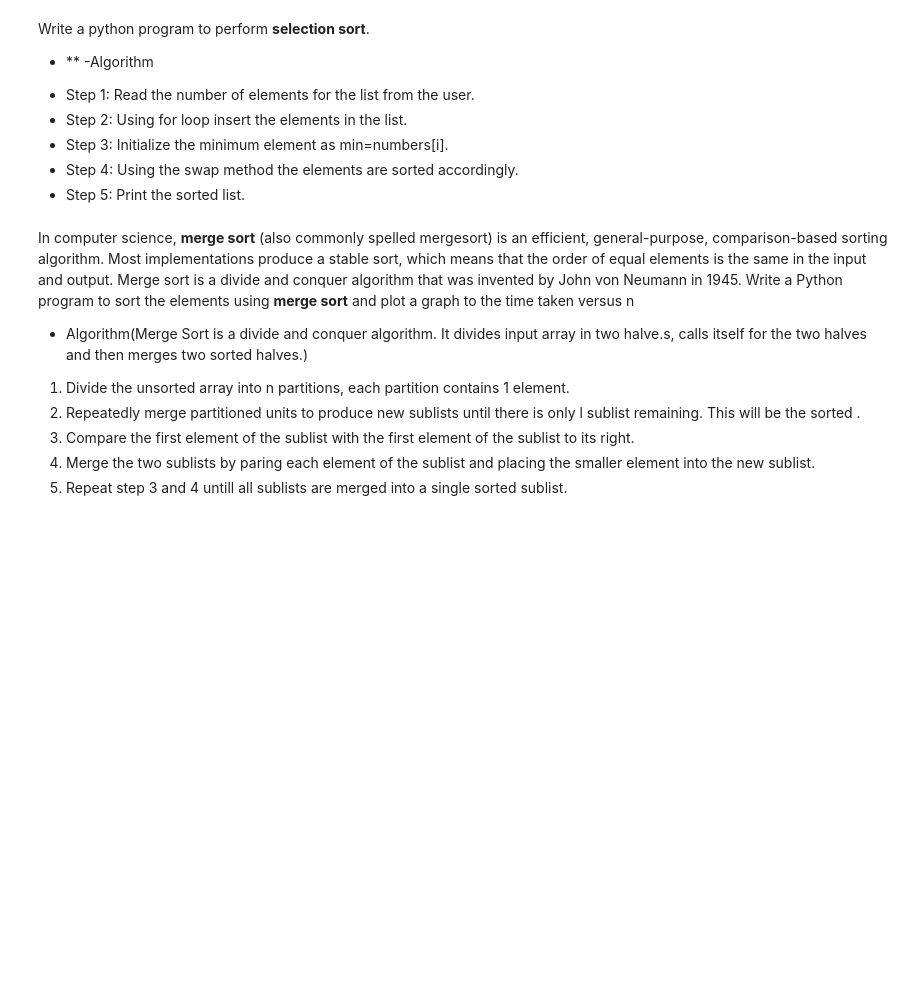
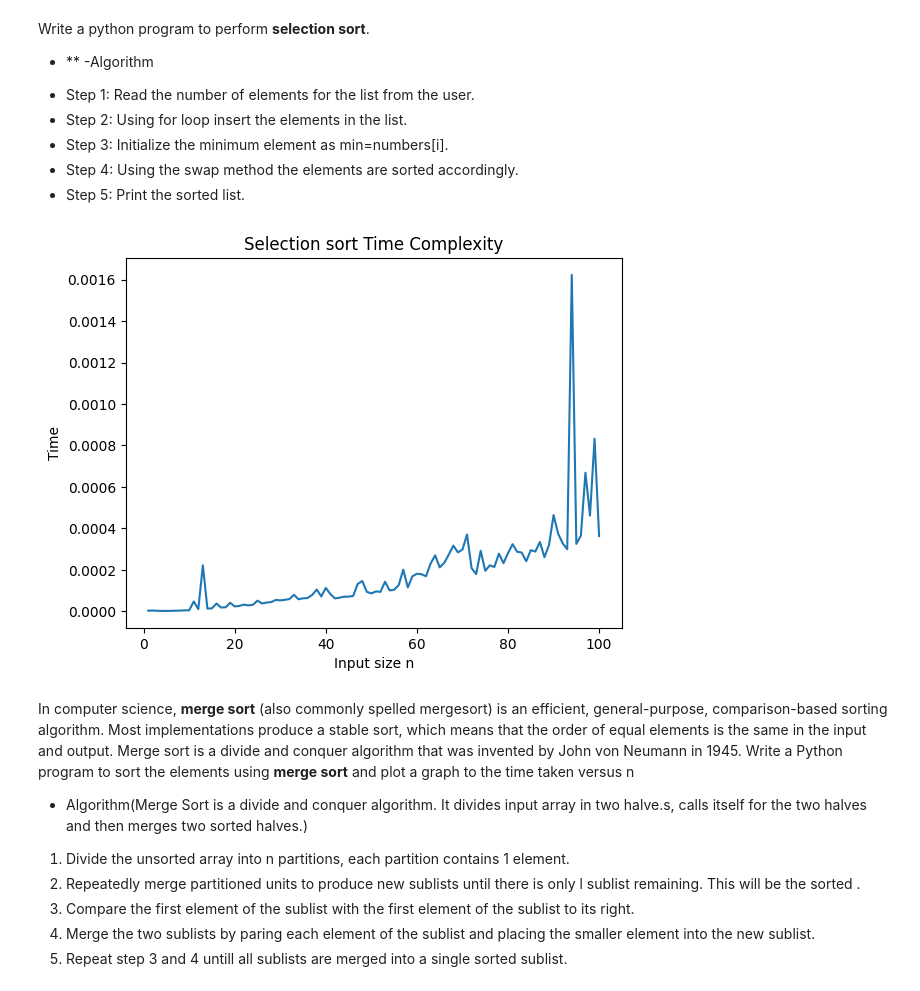
Before and after one commit to shubhi1401/ALGO-, a Jupyter notebook: Lab_5.ipynb, the cells around one changed output. Saved outputs shown, nothing was run; the diff lists cells and outputs as text; code cells hidden in the pictures; blank space fills up the shorter version.

```diff
--- a/Lab_5.ipynb
+++ b/Lab_5.ipynb
@@ -17,3 +15,37 @@ Write a python program to perform **selection sort**.
+# %%
+#write code for above cell and compute the running time and also plot graph.
+import math
+import time
+import timeit
+import matplotlib.pyplot as plt
+
+def selectionsort(num):
+  for i in range(len(num)):
+    min=i
+    for j in range(i+1,len(num)):
+      if(num[min]>num[j]):
+        min=j
+      num[j],num[min]=num[min],num[j]
+  return num
+
+n_values = list(range(1, 101))
+time_values = []
+
+for n in n_values:
+    data = list(range(n))
+    data.sort()
+    start_time=time.time()
+    selectionsort(data)
+    time_values.append(time.time()-start_time)
+
+plt.figure()
+plt.plot(n_values, time_values)
+plt.xlabel("Input size n")
+plt.ylabel("Time")
+plt.title("Selection sort Time Complexity")
+plt.show()
+# %% [output]
+[figure, added]
 # %% [markdown]
 In computer science, **merge sort** (also commonly spelled mergesort) is an efficient, general-purpose, comparison-based sorting algorithm. Most implementations produce a stable sort, which means that the order of equal elements is the same in the input and output. Merge sort is a divide and conquer algorithm that was invented by John von Neumann in 1945.
 Write a Python program to sort the elements using **merge sort** and plot a graph to the time taken versus n
```
Also changed, not shown: parts of 8 cells of this notebook.
